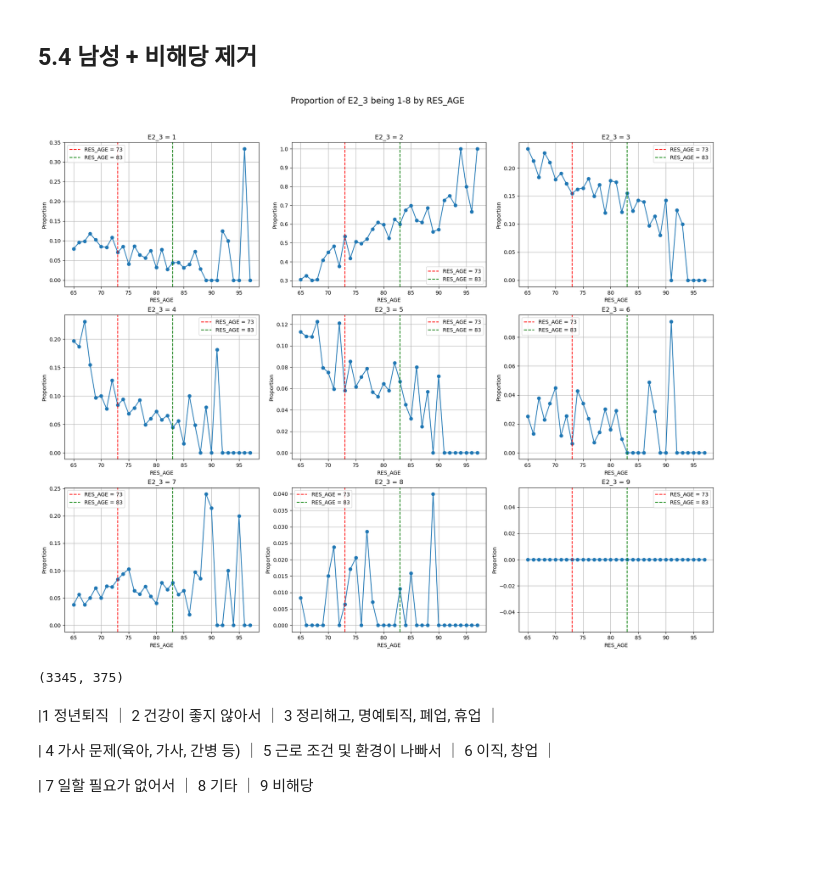
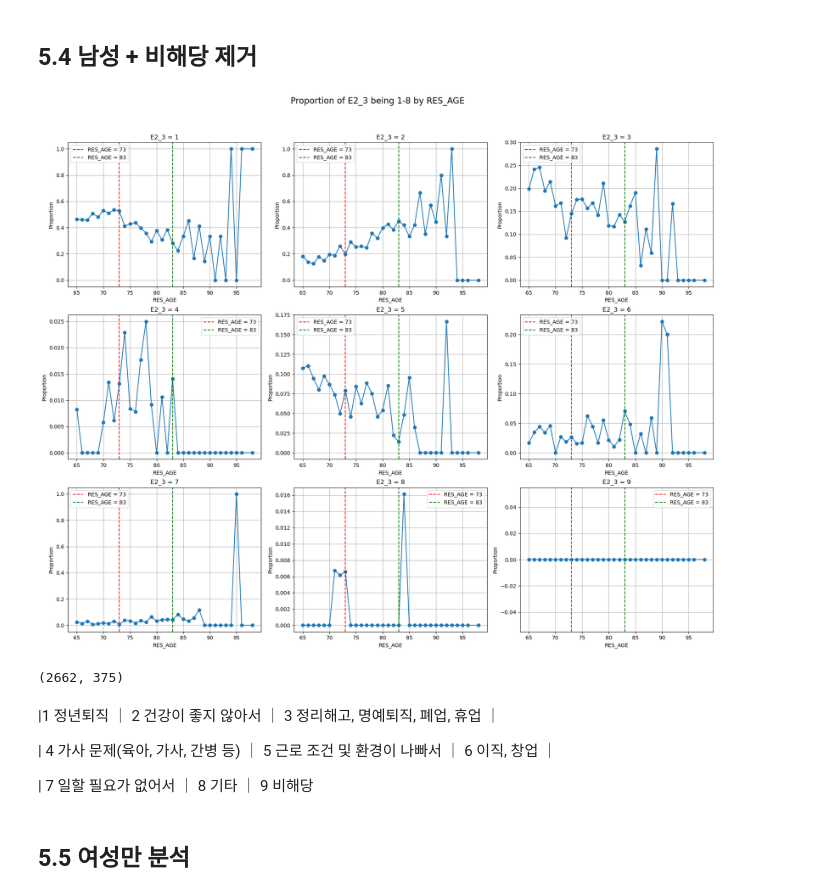
Before and after one commit to minwukim/KDI---Financial-Distress, a Jupyter notebook: 230818 - 직장 및 실직사유 관련 분석.ipynb, the cells around one changed output. Saved outputs shown, nothing was run; the diff lists cells and outputs as text; code cells hidden in the pictures; blank space fills up the shorter version.

```diff
--- a/230818 - 직장 및 실직사유 관련 분석.ipynb
+++ b/230818 - 직장 및 실직사유 관련 분석.ipynb
@@ -474,7 +474,7 @@ plt.show()
 # %%
 csv_file_path = '2020_survey_data_cleansed.csv'
 df = pd.read_csv(csv_file_path)
-df = df[df['RES_SEX'] == 0]
+df = df[df['RES_SEX'] == 1]
 
 # Set up subplots
 fig, axes = plt.subplots(3, 3, figsize=(18, 15))
@@ -517,41 +517,43 @@ print(df.shape)
 csv_file_path = '2020_survey_data_cleansed.csv'
 df = pd.read_csv(csv_file_path)
 df = df[df['E2_3']!=9]
-df = df[df['RES_SEX'] == 0]
+df = df[df['RES_SEX'] == 1]
 
 
 # Set up subplots
 fig, axes = plt.subplots(3, 3, figsize=(18, 15))
 fig.suptitle('Proportion of E2_3 being 1-8 by RES_AGE', fontsize=16)
 
 # Iterate over each value of E2_3 and plot its proportion
 for idx, value in enumerate(range(1, 10)):
     ax = axes[idx//3, idx%3]  # Determine position in 2x4 grid
 
     # Group by RES_AGE and compute the proportion for the current value of E2_3
     grouped = df.groupby('RES_AGE').apply(lambda x: (x['E2_3'] == value).sum() / len(x)).reset_index()
     grouped.columns = ['RES_AGE', 'Proportion']
 
     ax.plot(grouped['RES_AGE'], grouped['Proportion'], marker='o')
     ax.axvline(x=73, color='r', linestyle='--', label='RES_AGE = 73')
     ax.axvline(x=83, color='g', linestyle='--', label='RES_AGE = 83')
     ax.set_title(f'E2_3 = {value}')
     ax.set_xlabel('RES_AGE')
     ax.set_ylabel('Proportion')
     ax.legend()
     ax.grid(True)
 
 plt.tight_layout()
 plt.subplots_adjust(top=0.9)  # Adjusting so suptitle doesn't overlap
 plt.show()
 
 print(df.shape)
 # %% [output]
-[figure, old version]
+[figure, new version]
-(3345, 375)
+(2662, 375)
 # %% [markdown]
 |1 정년퇴직 ｜ 2 건강이 좋지 않아서 ｜ 3 정리해고, 명예퇴직, 폐업, 휴업 ｜
 
 |  4 가사 문제(육아, 가사, 간병 등) ｜ 5 근로 조건 및 환경이 나빠서 ｜ 6 이직, 창업 ｜
 
 | 7 일할 필요가 없어서 ｜ 8 기타 ｜ 9 비해당
+# %% [markdown]
+## 5.5 여성만 분석
```
Also changed, not shown: parts of 10 cells of this notebook.
